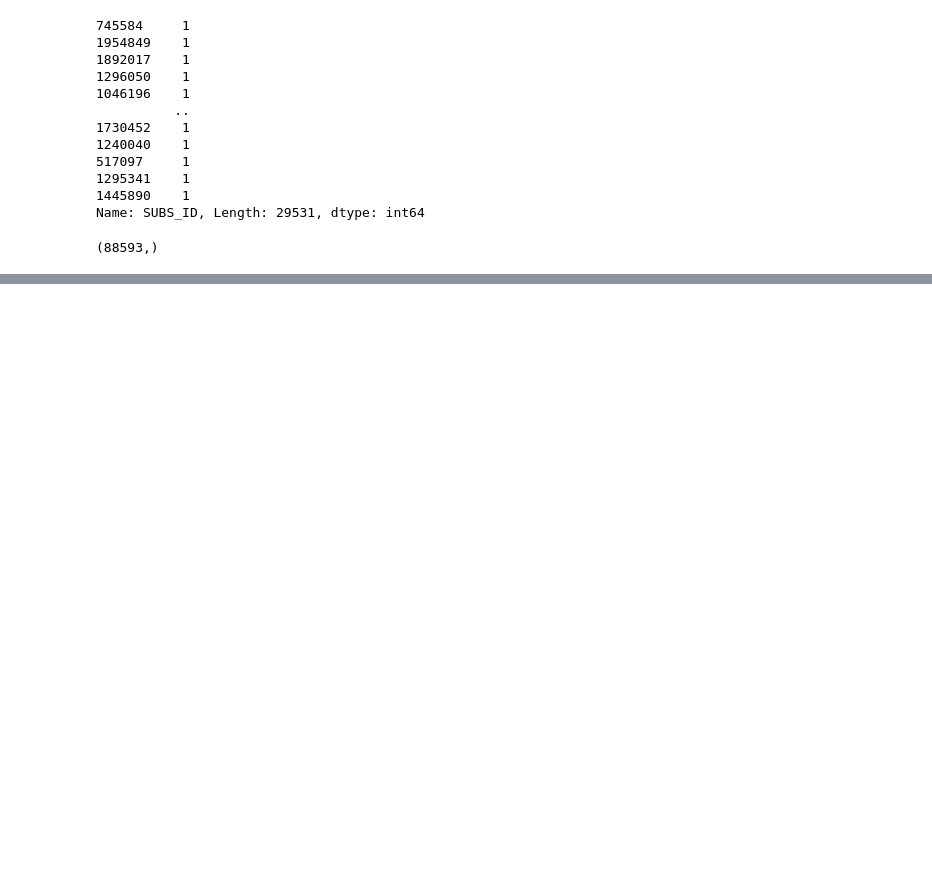
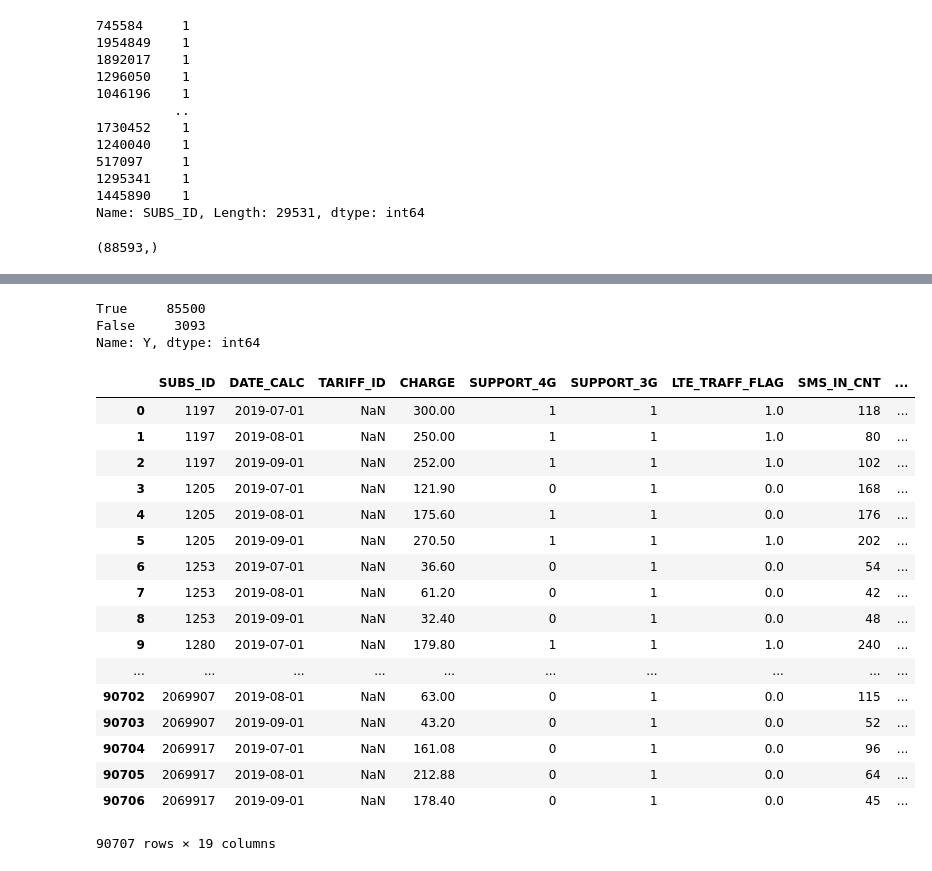
Before and after one commit to marcenavuc/best, a Jupyter notebook: Prepare.ipynb, the cells around one changed output, grey strips where cells are left out. Drawn from its saved outputs; the diff is of its cells as text; code cells hidden in the pictures; blank space fills up the shorter version.

```diff
--- a/Prepare.ipynb
+++ b/Prepare.ipynb
@@ -106,0 +128,28 @@ three_df.reset_index(drop=)
+# %%
+three_df['Y'].value_counts()
+# %% [output]
+True     85500
+False     3093
+Name: Y, dtype: int64
+# %%
+_ = pd.read_excel('Data_Motiv_2.xlsx')
+_
+# %% [output]
+|  | SUBS_ID | DATE_CALC | TARIFF_ID | CHARGE | SUPPORT_4G | SUPPORT_3G | LTE_TRAFF_FLAG | SMS_IN_CNT | ... |
+| 0 | 1197 | 2019-07-01 | NaN | 300.00 | 1 | 1 | 1.0 | 118 | ... |
+| 1 | 1197 | 2019-08-01 | NaN | 250.00 | 1 | 1 | 1.0 | 80 | ... |
+| 2 | 1197 | 2019-09-01 | NaN | 252.00 | 1 | 1 | 1.0 | 102 | ... |
+| 3 | 1205 | 2019-07-01 | NaN | 121.90 | 0 | 1 | 0.0 | 168 | ... |
+| 4 | 1205 | 2019-08-01 | NaN | 175.60 | 1 | 1 | 0.0 | 176 | ... |
+| 5 | 1205 | 2019-09-01 | NaN | 270.50 | 1 | 1 | 1.0 | 202 | ... |
+| 6 | 1253 | 2019-07-01 | NaN | 36.60 | 0 | 1 | 0.0 | 54 | ... |
+| 7 | 1253 | 2019-08-01 | NaN | 61.20 | 0 | 1 | 0.0 | 42 | ... |
+| 8 | 1253 | 2019-09-01 | NaN | 32.40 | 0 | 1 | 0.0 | 48 | ... |
+| 9 | 1280 | 2019-07-01 | NaN | 179.80 | 1 | 1 | 1.0 | 240 | ... |
+| ... | ... | ... | ... | ... | ... | ... | ... | ... | ... |
+| 90702 | 2069907 | 2019-08-01 | NaN | 63.00 | 0 | 1 | 0.0 | 115 | ... |
+| 90703 | 2069907 | 2019-09-01 | NaN | 43.20 | 0 | 1 | 0.0 | 52 | ... |
+| 90704 | 2069917 | 2019-07-01 | NaN | 161.08 | 0 | 1 | 0.0 | 96 | ... |
+| 90705 | 2069917 | 2019-08-01 | NaN | 212.88 | 0 | 1 | 0.0 | 64 | ... |
+| 90706 | 2069917 | 2019-09-01 | NaN | 178.40 | 0 | 1 | 0.0 | 45 | ... |
+90707 rows × 19 columns
```
Also changed, not shown: parts of 5 cells of this notebook, 1 other file.
